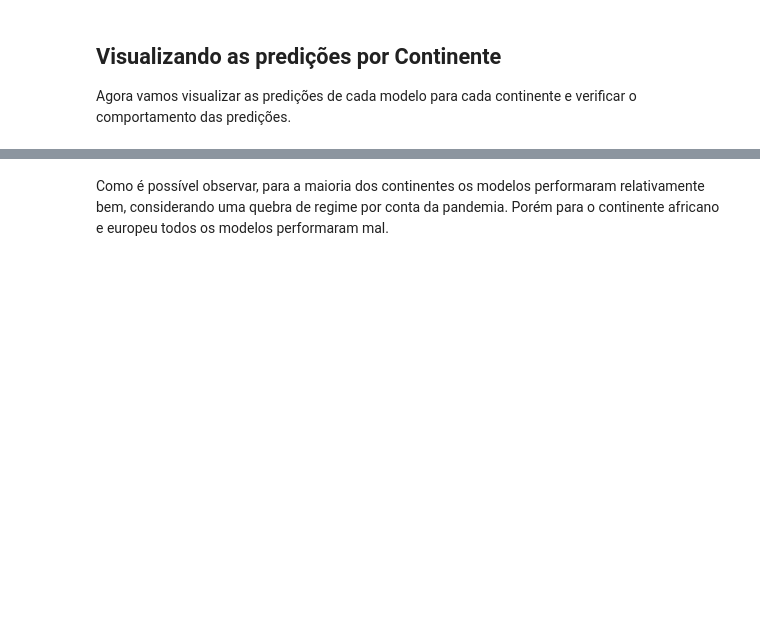
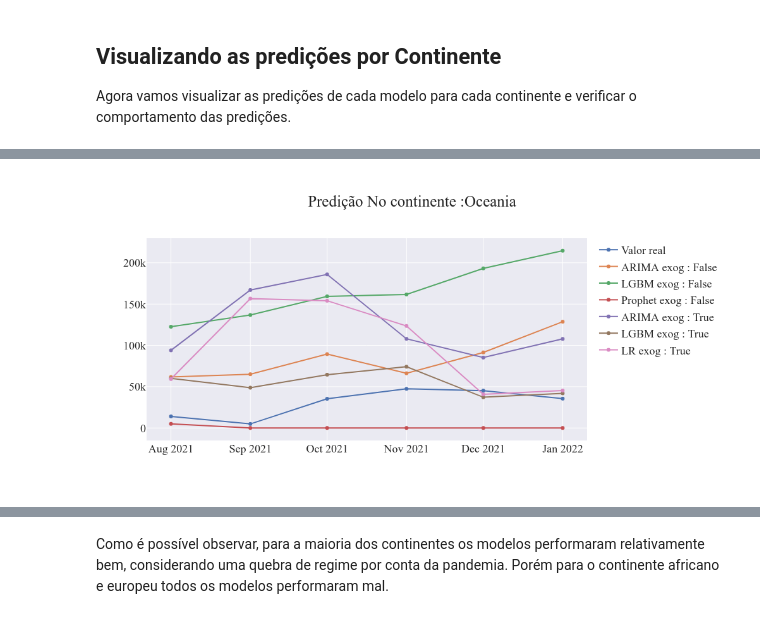
Before and after one commit to rodgdutra/Case-Australian-passengers-time-series, a Jupyter notebook: case_time_series_pred_test_render.ipynb, the cells around one changed output, grey strips where cells are left out. Cells and saved outputs as stored; diff of their text form; code cells hidden in the pictures; blank space fills up the shorter version.

```diff
--- a/case_time_series_pred_test_render.ipynb
+++ b/case_time_series_pred_test_render.ipynb
@@ -1127,0 +1157,4 @@ Agora vamos visualizar as predições de cada modelo para cada continente e veri
+# %%
+plot_pred_continent(metric_df.loc[metric_df['Continent'] == 'Oceania'], 'Oceania')
+# %% [output]
+[figure, added]
```
Also changed, not shown: parts of 6 cells of this notebook.
